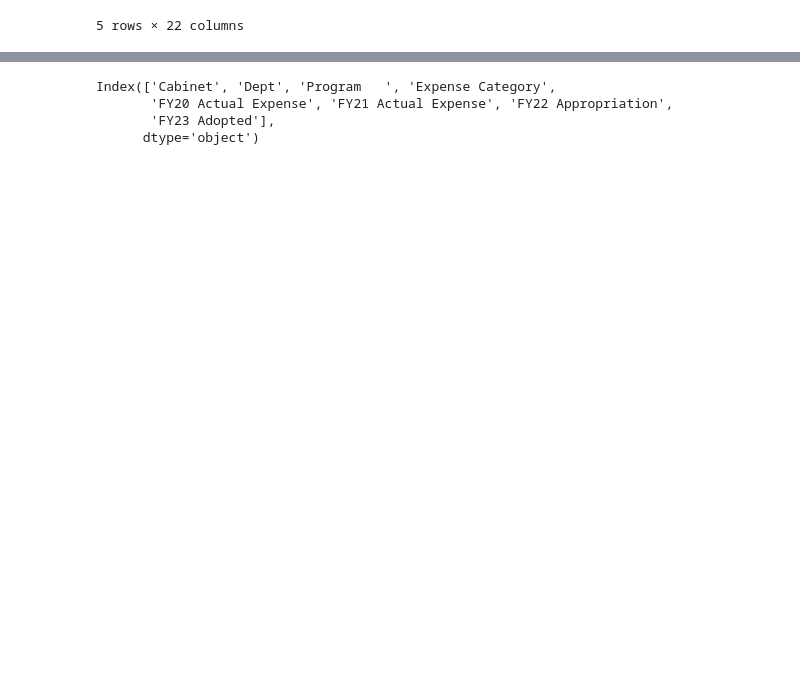
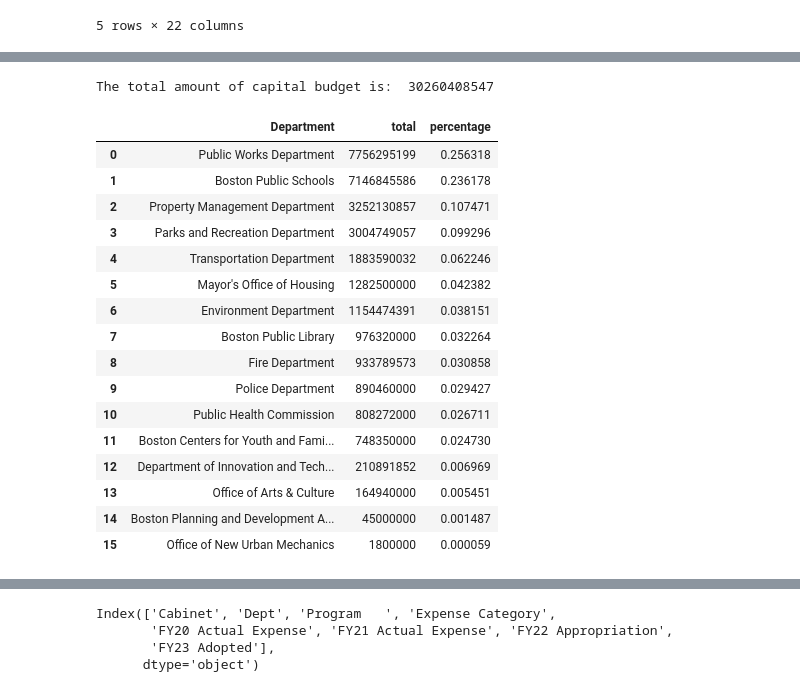
Before and after one commit to BU-Spark/ds-councilor-mejia-city-services, a Jupyter notebook: fall22-team-5/deliverables/deliverable1/capital/capital_budget.ipynb, the cells around one changed output, grey strips where cells are left out. Saved outputs shown, nothing was run; the diff lists cells and outputs as text; code cells hidden in the pictures; blank space fills up the shorter version.

```diff
--- a/fall22-team-5/deliverables/deliverable1/capital/capital_budget.ipynb
+++ b/fall22-team-5/deliverables/deliverable1/capital/capital_budget.ipynb
@@ -121,0 +41,39 @@ df_budget_per_group
+# %%
+# add a new column to store the total amount of each row
+df['total'] = df.iloc[:,6:].sum(axis=1)
+# sort by total
+df = df.sort_values(by='total', ascending=False)
+# reset index
+df = df.reset_index(drop=True)
+# make a new df with Department and Total
+df2 = df[['Department', 'total']]
+# group by Department and sum
+df2 = df2.groupby('Department').sum()
+# sort by total
+df2 = df2.sort_values(by='total', ascending=False)
+# reset index
+df2 = df2.reset_index()
+# print the sum of total
+print('The total amount of capital budget is: ', df2['total'].sum())
+# add a new column to store the percentage of each row
+df2['percentage'] = df2['total']/df2['total'].sum()
+df2
+# %% [output]
+The total amount of capital budget is:  30260408547
+|  | Department | total | percentage |
+| 0 | Public Works Department | 7756295199 | 0.256318 |
+| 1 | Boston Public Schools | 7146845586 | 0.236178 |
+| 2 | Property Management Department | 3252130857 | 0.107471 |
+| 3 | Parks and Recreation Department | 3004749057 | 0.099296 |
+| 4 | Transportation Department | 1883590032 | 0.062246 |
+| 5 | Mayor's Office of Housing | 1282500000 | 0.042382 |
+| 6 | Environment Department | 1154474391 | 0.038151 |
+| 7 | Boston Public Library | 976320000 | 0.032264 |
+| 8 | Fire Department | 933789573 | 0.030858 |
+| 9 | Police Department | 890460000 | 0.029427 |
+| 10 | Public Health Commission | 808272000 | 0.026711 |
+| 11 | Boston Centers for Youth and Fami... | 748350000 | 0.024730 |
+| 12 | Department of Innovation and Tech... | 210891852 | 0.006969 |
+| 13 | Office of Arts & Culture | 164940000 | 0.005451 |
+| 14 | Boston Planning and Development A... | 45000000 | 0.001487 |
+| 15 | Office of New Urban Mechanics | 1800000 | 0.000059 |
```
Also changed, not shown: parts of 20 cells of this notebook, 3 other files.
